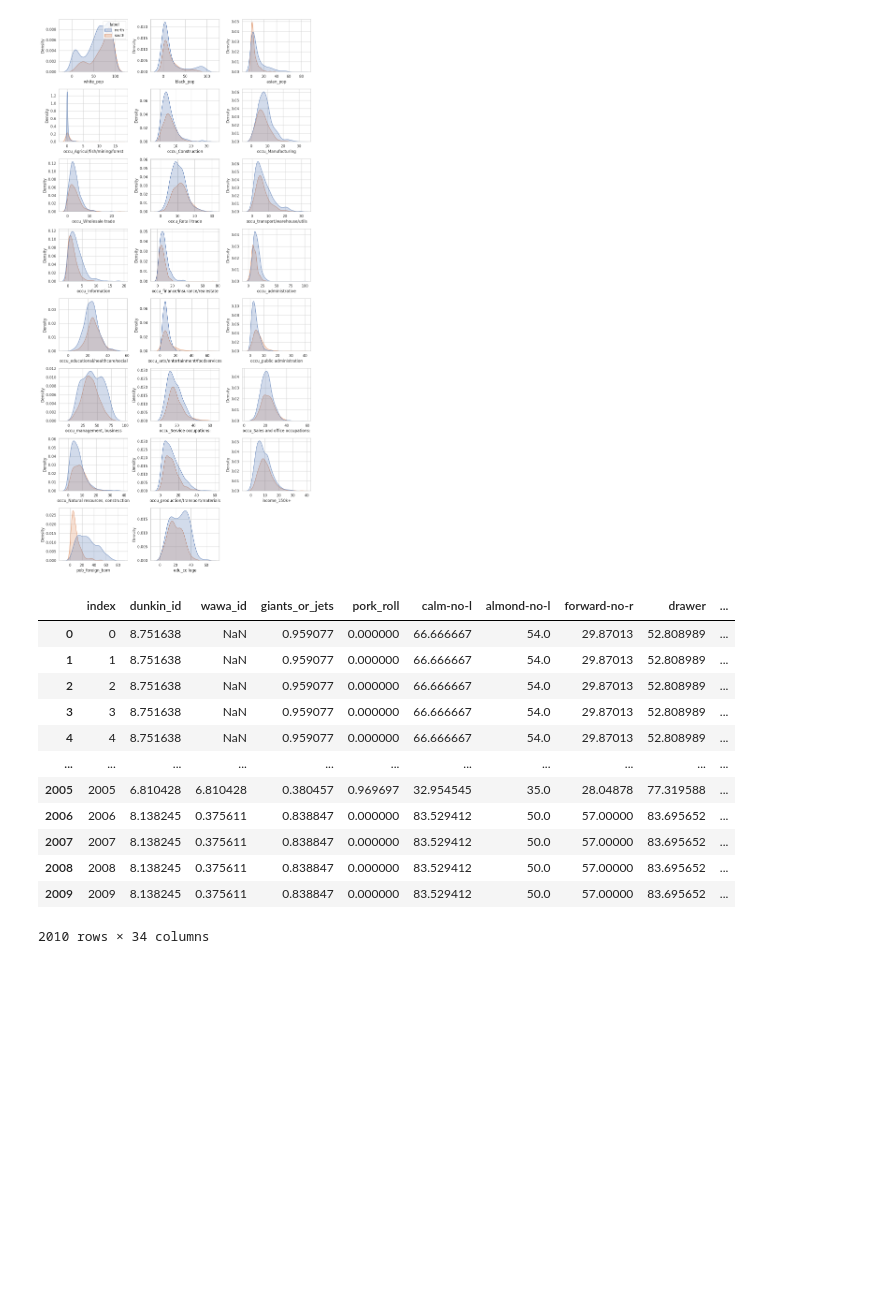
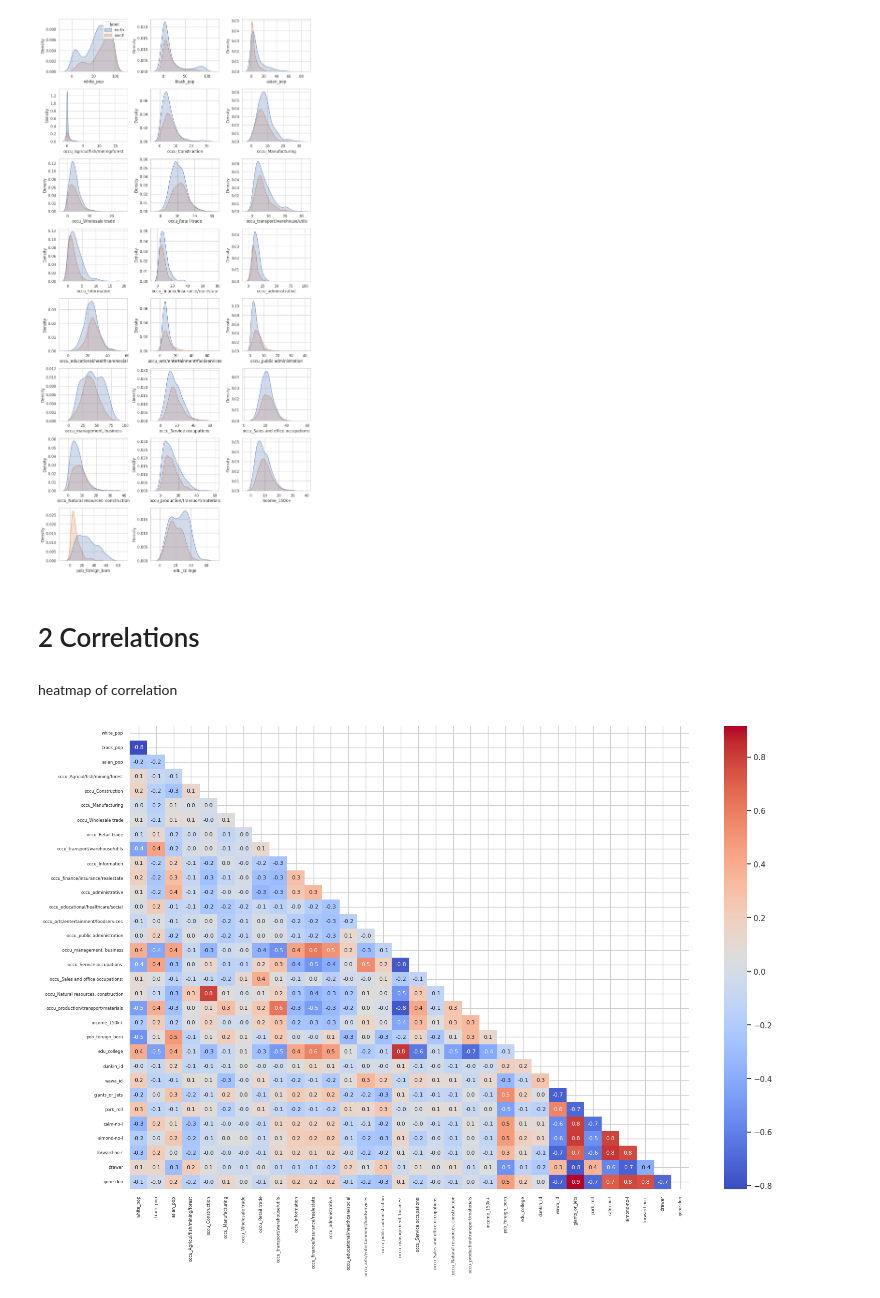
Before and after one commit to chansooligans/centraljersey, a Jupyter notebook: exploratory/tracts_data.ipynb, the cells around one changed output. Cells and saved outputs as stored; diff of their text form; code cells hidden in the pictures; blank space fills up the shorter version.

```diff
--- a/exploratory/tracts_data.ipynb
+++ b/exploratory/tracts_data.ipynb
@@ -76,16 +82,27 @@ utils.plot_density_by_label_grid(data=df, variables=census_variables)
-# %%
-df
-# %% [output]
-|  | index | dunkin_id | wawa_id | giants_or_jets | pork_roll | calm-no-l | almond-no-l | forward-no-r | drawer | ... |
-| 0 | 0 | 8.751638 | NaN | 0.959077 | 0.000000 | 66.666667 | 54.0 | 29.87013 | 52.808989 | ... |
-| 1 | 1 | 8.751638 | NaN | 0.959077 | 0.000000 | 66.666667 | 54.0 | 29.87013 | 52.808989 | ... |
-| 2 | 2 | 8.751638 | NaN | 0.959077 | 0.000000 | 66.666667 | 54.0 | 29.87013 | 52.808989 | ... |
-| 3 | 3 | 8.751638 | NaN | 0.959077 | 0.000000 | 66.666667 | 54.0 | 29.87013 | 52.808989 | ... |
-| 4 | 4 | 8.751638 | NaN | 0.959077 | 0.000000 | 66.666667 | 54.0 | 29.87013 | 52.808989 | ... |
-| ... | ... | ... | ... | ... | ... | ... | ... | ... | ... | ... |
-| 2005 | 2005 | 6.810428 | 6.810428 | 0.380457 | 0.969697 | 32.954545 | 35.0 | 28.04878 | 77.319588 | ... |
-| 2006 | 2006 | 8.138245 | 0.375611 | 0.838847 | 0.000000 | 83.529412 | 50.0 | 57.00000 | 83.695652 | ... |
-| 2007 | 2007 | 8.138245 | 0.375611 | 0.838847 | 0.000000 | 83.529412 | 50.0 | 57.00000 | 83.695652 | ... |
-| 2008 | 2008 | 8.138245 | 0.375611 | 0.838847 | 0.000000 | 83.529412 | 50.0 | 57.00000 | 83.695652 | ... |
-| 2009 | 2009 | 8.138245 | 0.375611 | 0.838847 | 0.000000 | 83.529412 | 50.0 | 57.00000 | 83.695652 | ... |
-2010 rows × 34 columns
+# %% [markdown]
+# 2 Correlations
+# %%
+corr_mat = df[census_variables + culture_variables].corr()
+
+# create mask to exclude diagonal elements
+mask = np.zeros_like(corr_mat)
+mask[np.triu_indices_from(mask)] = True
+# %% [markdown]
+heatmap of correlation
+# %%
+plt.figure(figsize=(18, 12))
+# sns.set(rc={'figure.figsize':(18,12)})
+custom_palette = "coolwarm"
+heatmap = sns.heatmap(
+    corr_mat,
+    mask=mask,
+    annot=True,
+    fmt=".1f",
+    cmap=custom_palette,
+    annot_kws={"fontsize":8}
+)
+heatmap.set_xticklabels(heatmap.get_xticklabels(), fontsize=6)
+heatmap.set_yticklabels(heatmap.get_yticklabels(), fontsize=6)
+plt.show()
+# %% [output]
+[figure, added]
```
Also changed, not shown: parts of 10 cells of this notebook, 1 other file.
